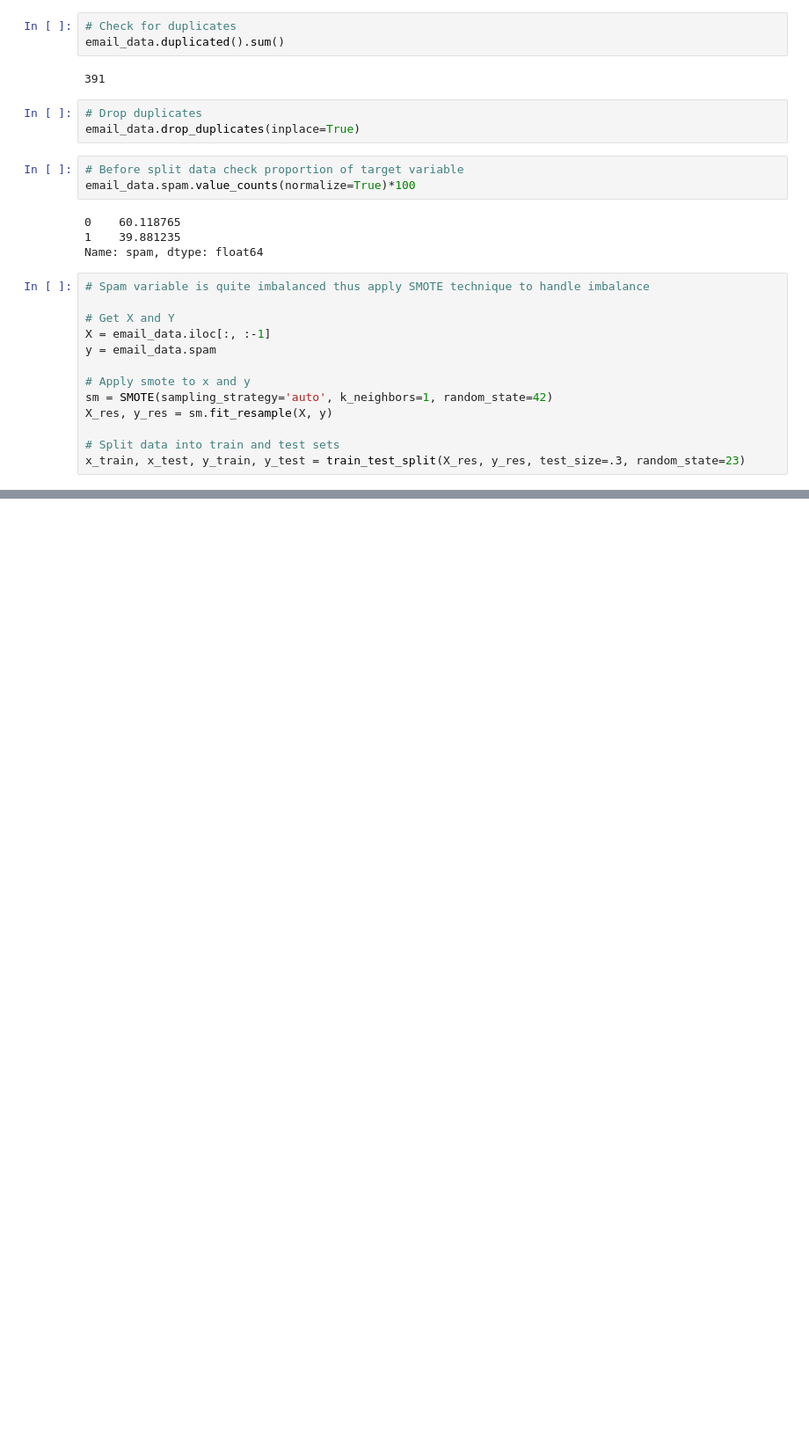
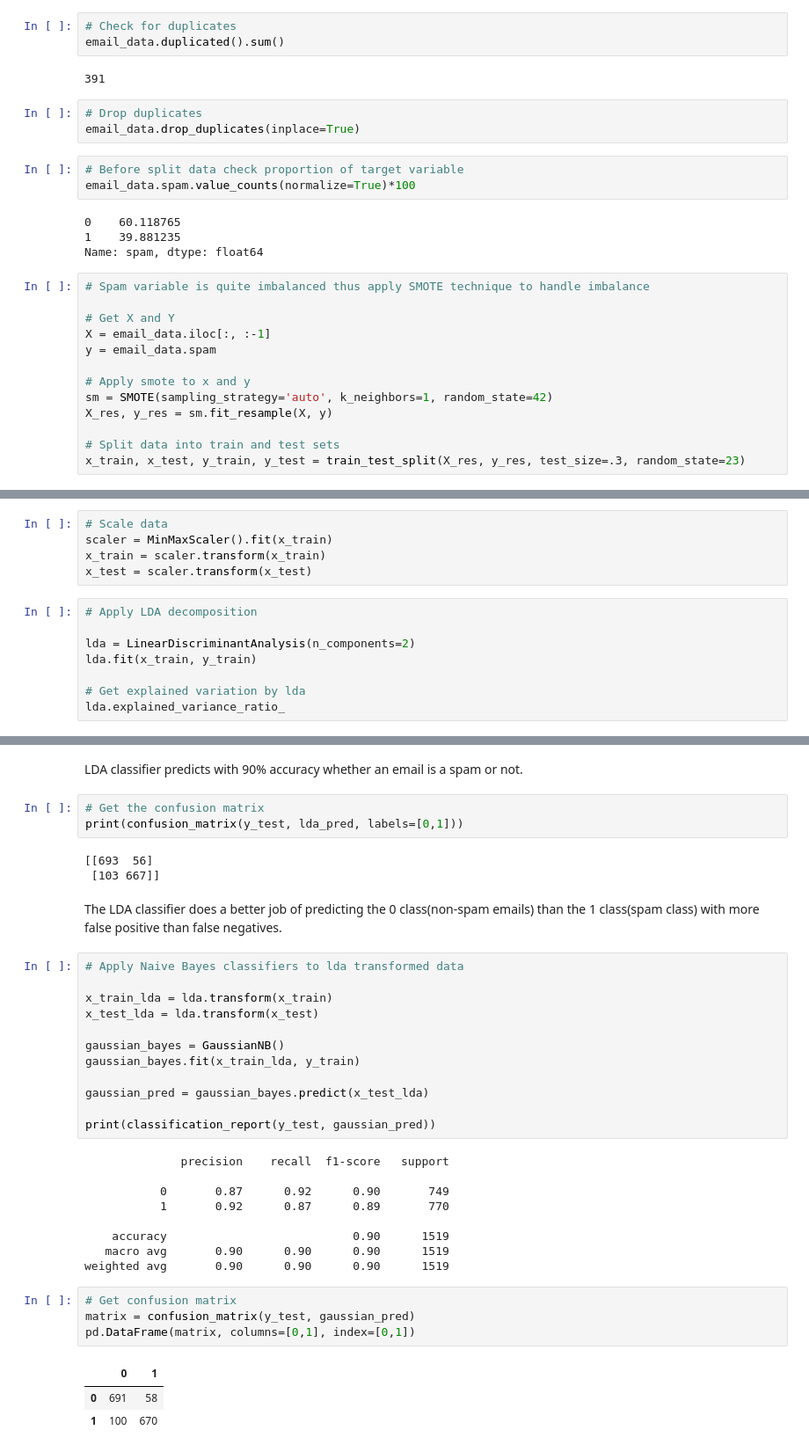
Before and after one commit to EllieMwangi/NaiveBayes-KNN-Classification, a Jupyter notebook: Naive_Bayes_Spam_Email_Detector.ipynb, the cells around one changed output, grey strips where cells are left out. Shown: that part at 88% size. Drawn from its saved outputs; the diff is of its cells as text; blank space fills up the shorter version.

```diff
--- a/Naive_Bayes_Spam_Email_Detector.ipynb
+++ b/Naive_Bayes_Spam_Email_Detector.ipynb
@@ -228,0 +218,13 @@ plt.xlable('Number ')
+# %%
+# Scale data
+scaler = MinMaxScaler().fit(x_train)
+x_train = scaler.transform(x_train)
+x_test = scaler.transform(x_test)
+# %%
+# Apply LDA decomposition
+
+lda = LinearDiscriminantAnalysis(n_components=2)
+lda.fit(x_train, y_train)
+
+# Get explained variation by lda
+lda.explained_variance_ratio_
@@ -228,0 +246,39 @@ plt.xlable('Number ')
+# %% [markdown]
+LDA classifier predicts with 90% accuracy whether an email is a spam or not.
+# %%
+# Get the confusion matrix
+print(confusion_matrix(y_test, lda_pred, labels=[0,1]))
+# %% [output]
+[[693  56]
+ [103 667]]
+# %% [markdown]
+The LDA classifier does a better job of predicting the 0 class(non-spam emails) than the 1 class(spam class) with more false positive than false negatives.
+# %%
+# Apply Naive Bayes classifiers to lda transformed data
+
+x_train_lda = lda.transform(x_train)
+x_test_lda = lda.transform(x_test)
+
+gaussian_bayes = GaussianNB()
+gaussian_bayes.fit(x_train_lda, y_train)
+
+gaussian_pred = gaussian_bayes.predict(x_test_lda)
+
+print(classification_report(y_test, gaussian_pred))
+# %% [output]
+              precision    recall  f1-score   support
+
+           0       0.87      0.92      0.90       749
+           1       0.92      0.87      0.89       770
+
+    accuracy                           0.90      1519
+   macro avg       0.90      0.90      0.90      1519
+weighted avg       0.90      0.90      0.90      1519
+# %%
+# Get confusion matrix
+matrix = confusion_matrix(y_test, gaussian_pred)
+pd.DataFrame(matrix, columns=[0,1], index=[0,1])
+# %% [output]
+|  | 0 | 1 |
+| 0 | 691 | 58 |
+| 1 | 100 | 670 |
```
Also changed, not shown: parts of 22 cells of this notebook.
